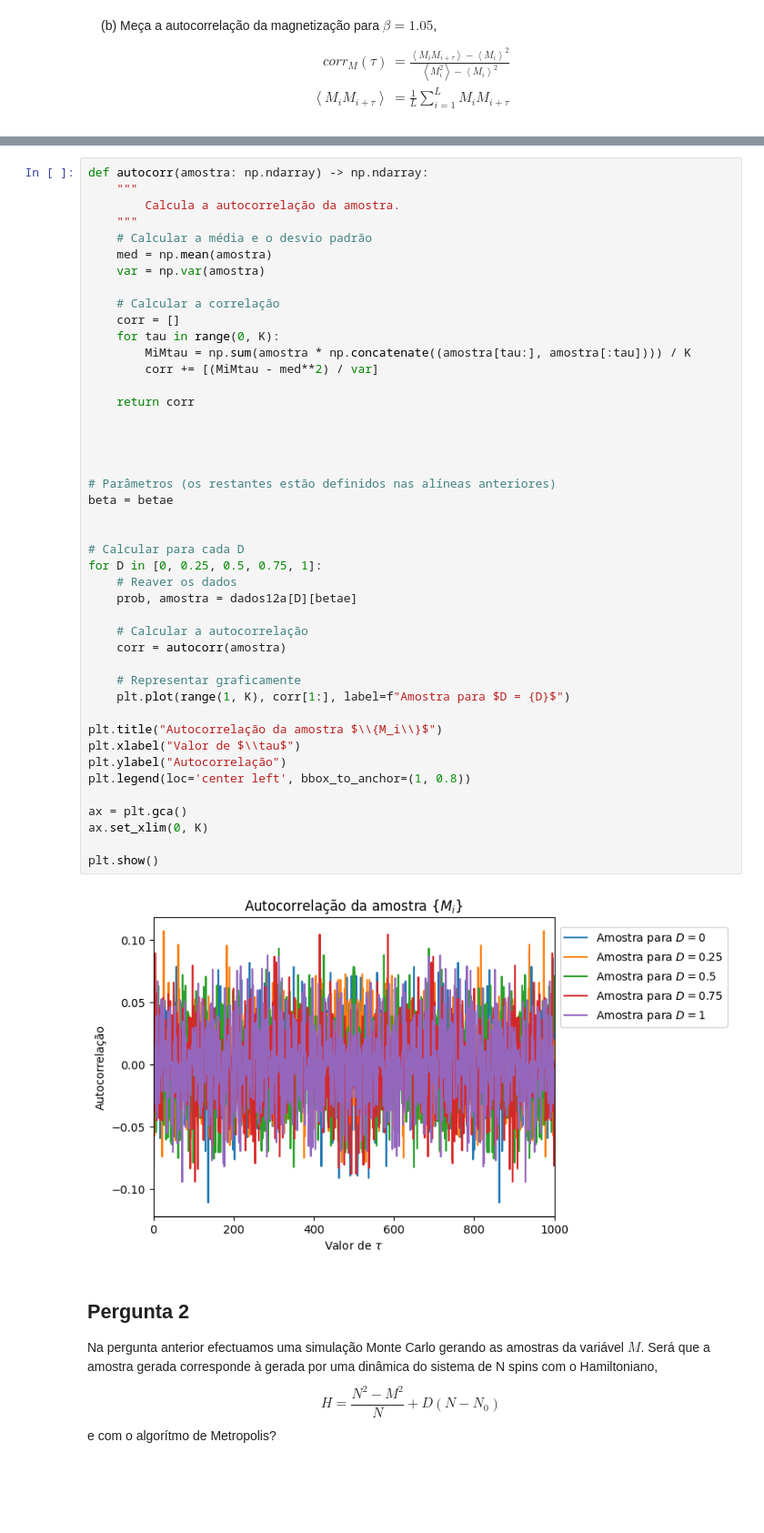
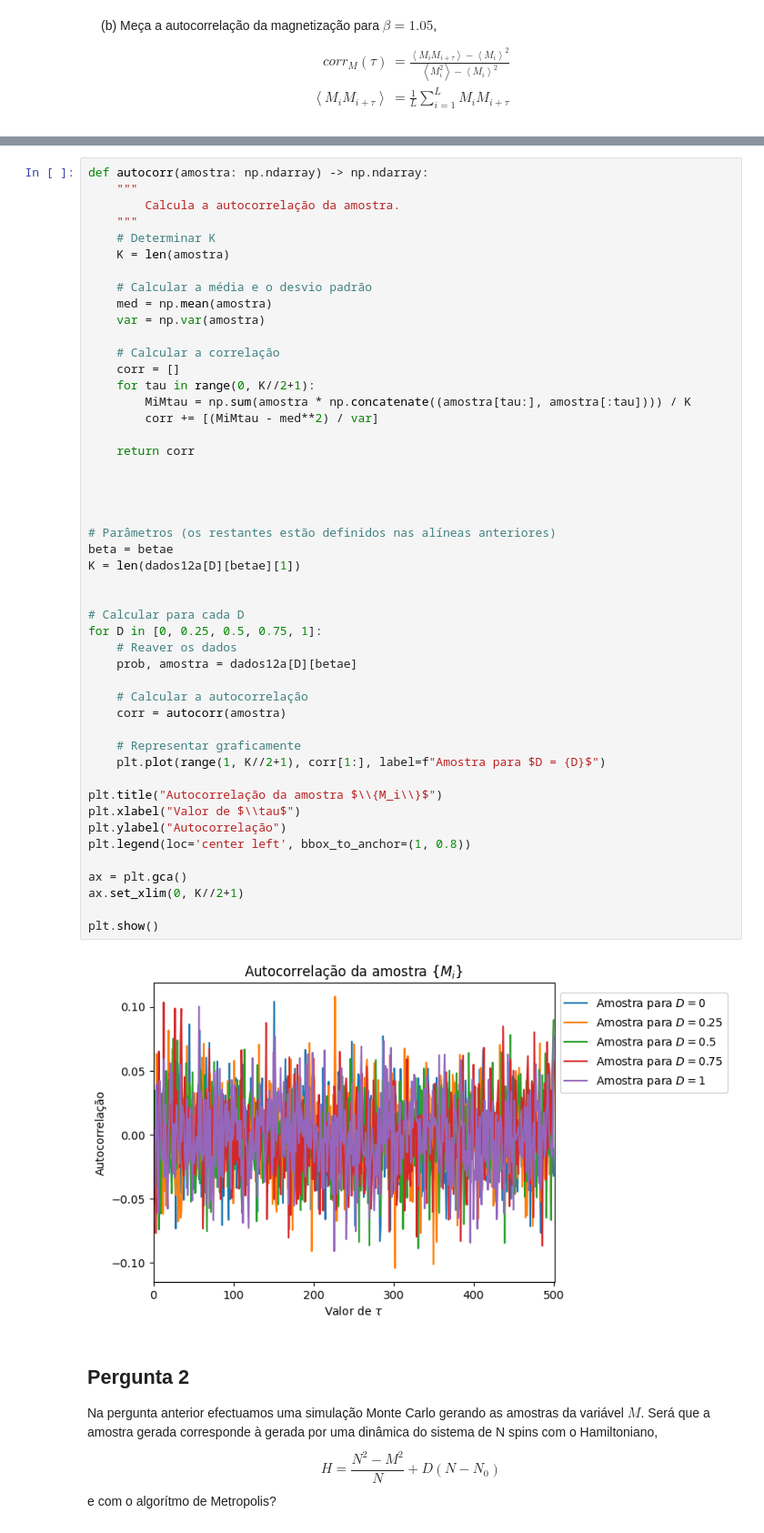
Before and after one commit to guilhermebaos/Aulas-Uni, a Jupyter notebook: Física Estatística/TPC3/TPC3.ipynb, the cells around one changed output, grey strips where cells are left out. Shown at 91% size. Drawn from its saved outputs; the diff is of its cells as text; blank space fills up the shorter version.

```diff
--- a/Física Estatística/TPC3/TPC3.ipynb
+++ b/Física Estatística/TPC3/TPC3.ipynb
@@ -399,47 +401,51 @@ def autocorr(amostra: np.ndarray) -> np.ndarray:
     """
         Calcula a autocorrelação da amostra.
     """
+    # Determinar K
+    K = len(amostra)
+
     # Calcular a média e o desvio padrão
     med = np.mean(amostra)
     var = np.var(amostra)
 
     # Calcular a correlação
     corr = []
-    for tau in range(0, K):
+    for tau in range(0, K//2+1):
         MiMtau = np.sum(amostra * np.concatenate((amostra[tau:], amostra[:tau]))) / K
         corr += [(MiMtau - med**2) / var]
 
     return corr
 
 
 
 
 # Parâmetros (os restantes estão definidos nas alíneas anteriores)
 beta = betae
+K = len(dados12a[D][betae][1])
 
 
 # Calcular para cada D
 for D in [0, 0.25, 0.5, 0.75, 1]:
     # Reaver os dados
     prob, amostra = dados12a[D][betae]
 
     # Calcular a autocorrelação
     corr = autocorr(amostra)
 
     # Representar graficamente
-    plt.plot(range(1, K), corr[1:], label=f"Amostra para $D = {D}$")
+    plt.plot(range(1, K//2+1), corr[1:], label=f"Amostra para $D = {D}$")
 
 plt.title("Autocorrelação da amostra $\\{M_i\\}$")
 plt.xlabel("Valor de $\\tau$")
 plt.ylabel("Autocorrelação")
 plt.legend(loc='center left', bbox_to_anchor=(1, 0.8))
 
 ax = plt.gca()
-ax.set_xlim(0, K)
+ax.set_xlim(0, K//2+1)
 
 plt.show()
 # %% [output]
-[figure, old version]
+[figure, new version]
 # %% [markdown]
 ## Pergunta 2
 
```
Also changed, not shown: parts of 7 cells of this notebook.
